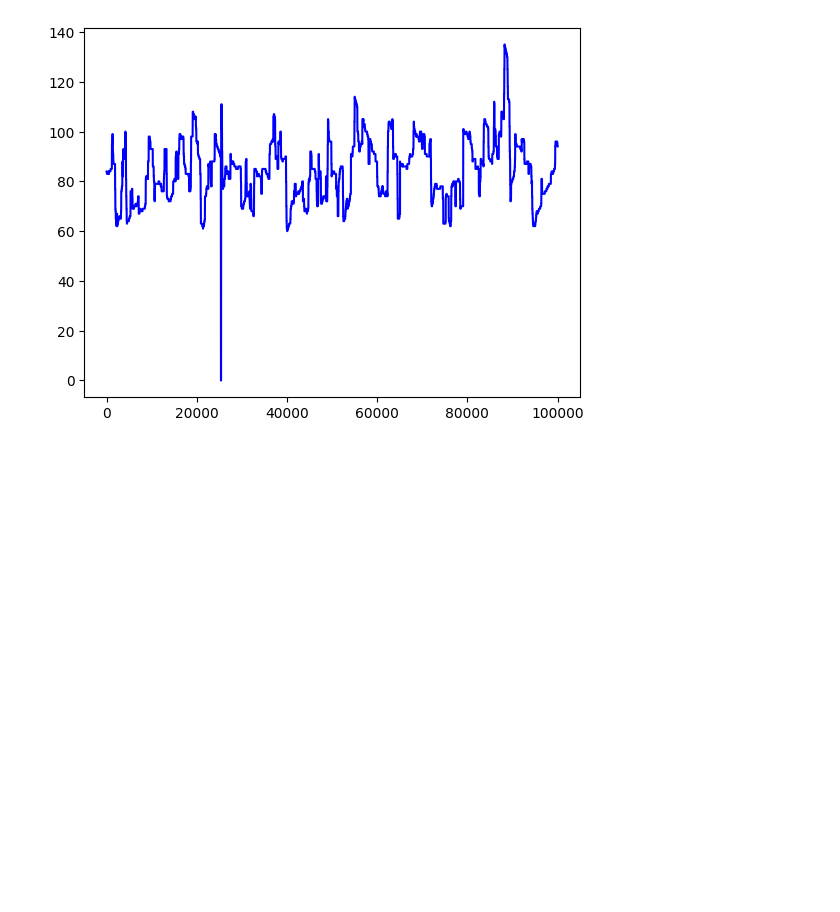
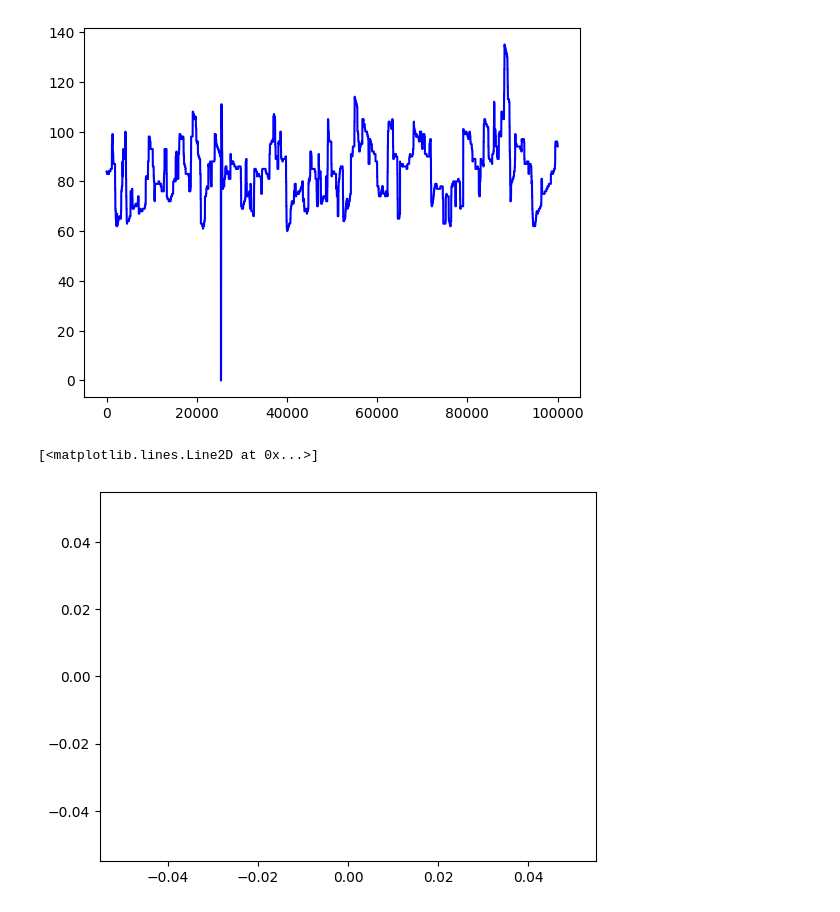
Before and after one commit to Dekkerz/mocap, a Jupyter notebook: notebooks/Pierre_New_Data_notebook.ipynb, the cells around one changed output. Drawn from its saved outputs; the diff is of its cells as text; code cells hidden in the pictures; blank space fills up the shorter version.

```diff
--- a/notebooks/Pierre_New_Data_notebook.ipynb
+++ b/notebooks/Pierre_New_Data_notebook.ipynb
@@ -141,3 +161,8 @@ plt.plot(data_1_SmokeSD.iloc[:100000, 14],'b', label="X" )
 # %% [output]
 [<matplotlib.lines.Line2D at 0x...>]
 [figure]
+# %%
+plt.plot(data_1_SmokeSD.iloc[:1000, 15],'b', label="X" )
+# %% [output]
+[<matplotlib.lines.Line2D at 0x...>]
+[figure, added]
```
Also changed, not shown: parts of 10 cells of this notebook.
